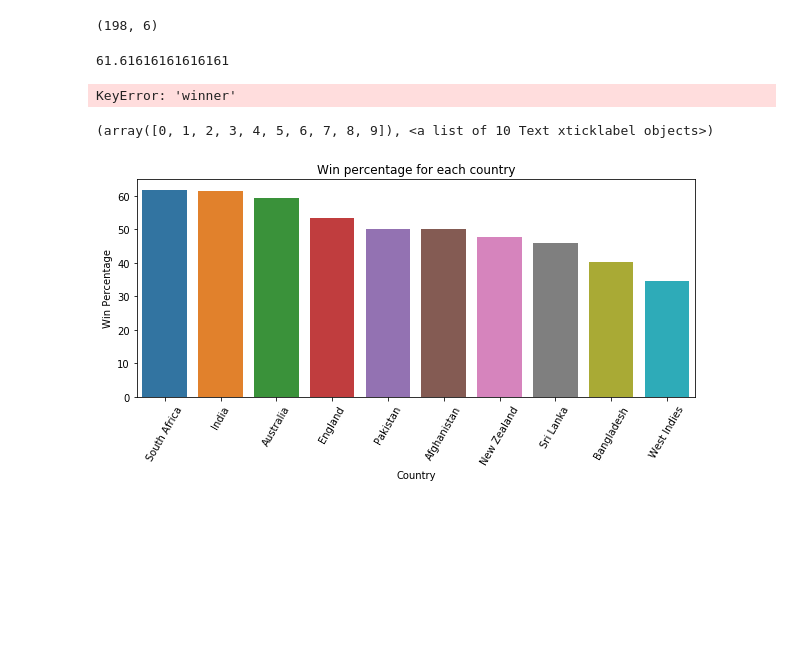
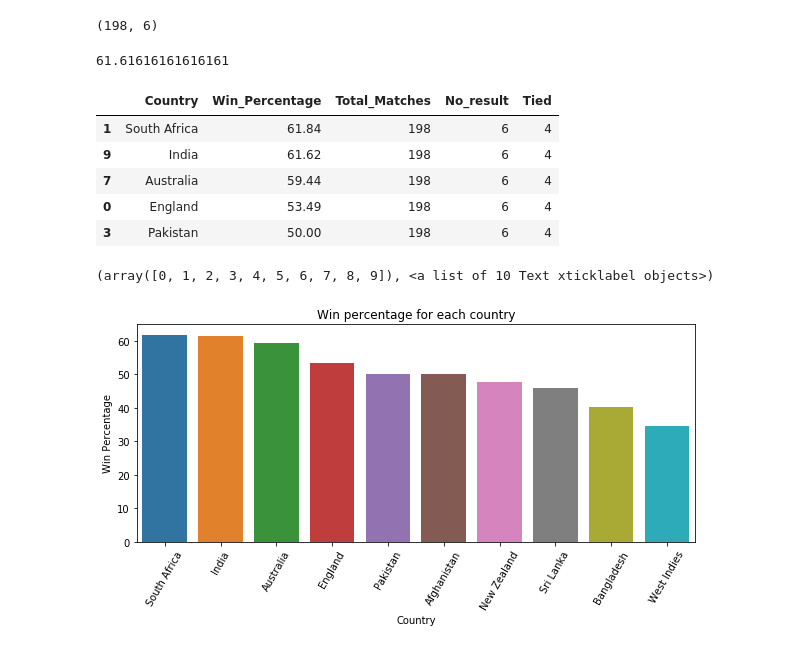
Before and after one commit to singhmanishh/WorldCup2019_Prediction, a Jupyter notebook: DataExploration.ipynb, the cells around one changed output. Saved outputs shown, nothing was run; the diff lists cells and outputs as text; code cells hidden in the pictures; blank space fills up the shorter version.

```diff
--- a/DataExploration.ipynb
+++ b/DataExploration.ipynb
@@ -93,20 +93,30 @@ def get_win_percentage(list, data):
         df = data[(data['Team_1'] == i) | (data['Team_2'] == i)]
         country_list.append(i)
         win_Percent_list.append(round(len(df[df['Winner'] == i])/(df.shape[0])*100.0,2))
-        match_played = df.shape[0]
-        no_result = df[df['winner'] == 'no result'].shape[0]
-        tied = df[df['winner'] == 'tied'].shape[0]
+        match_played.append(df.shape[0])
+        no_result.df[df['Winner'] == 'no result'].shape[0]
+        tied = df[df['Winner'] == 'tied'].shape[0]
 
     my_df['Country'] = country_list
     my_df['Win_Percentage'] = win_Percent_list
+    my_df['Total_Matches'] = match_played
+    my_df['No_result'] = no_result
+    my_df['Tied'] = tied
     return my_df.sort_values('Win_Percentage',ascending=False)
 # %%
 list_of_participants = ['England', 'South Africa', 'West Indies', 'Pakistan', 'New Zealand',
                         'Sri Lanka', 'Afghanistan', 'Australia', 'Bangladesh', 'India']
 # %%
 output = get_win_percentage(list_of_participants, results)
-# %% [output]
-KeyError: 'winner'
+# %%
+output.head()
+# %% [output]
+|  | Country | Win_Percentage | Total_Matches | No_result | Tied |
+| 1 | South Africa | 61.84 | 198 | 6 | 4 |
+| 9 | India | 61.62 | 198 | 6 | 4 |
+| 7 | Australia | 59.44 | 198 | 6 | 4 |
+| 0 | England | 53.49 | 198 | 6 | 4 |
+| 3 | Pakistan | 50.00 | 198 | 6 | 4 |
 # %%
 plt.figure(figsize=(10,4))
 sns.barplot(x = 'Country', y = 'Win_Percentage', data = output).set_title('Win percentage for each country')
```
